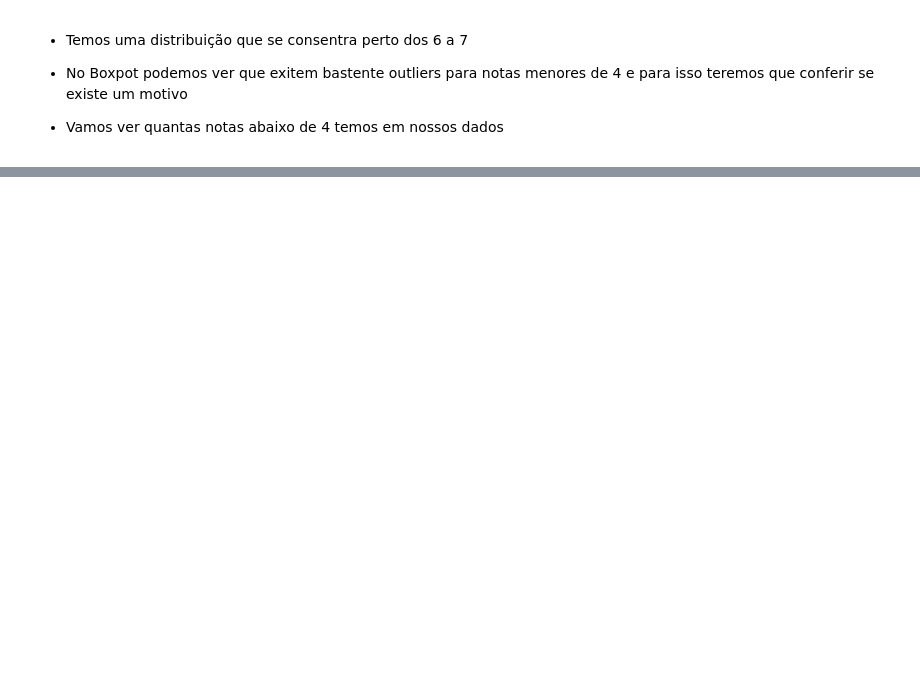
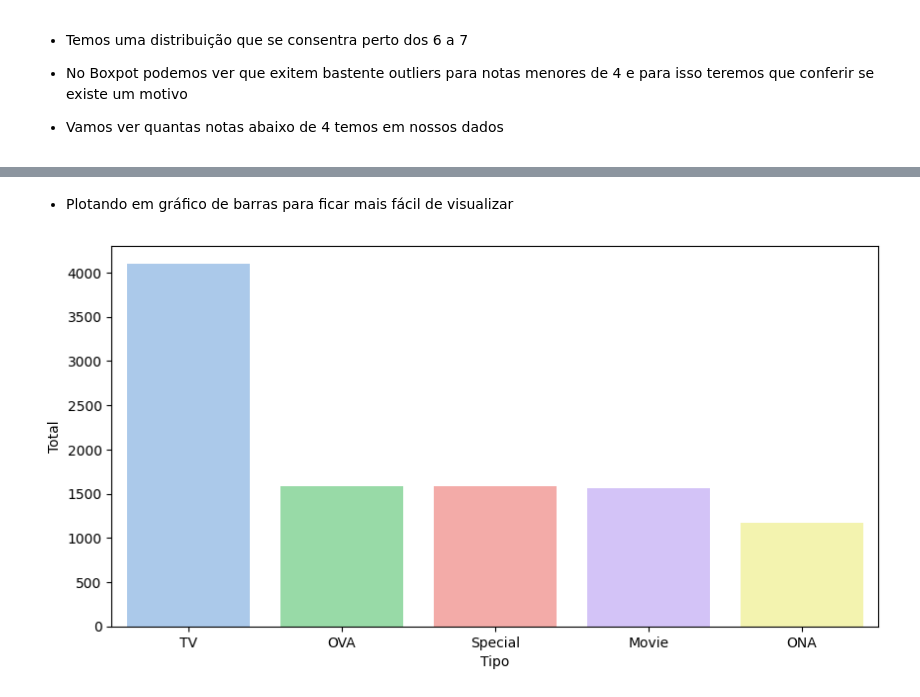
Before and after one commit to guievbs/anime-insights, a Jupyter notebook: notebooks/analise.ipynb, the cells around one changed output, grey strips where cells are left out. Cells and saved outputs as stored; diff of their text form; code cells hidden in the pictures; blank space fills up the shorter version.

```diff
--- a/notebooks/analise.ipynb
+++ b/notebooks/analise.ipynb
@@ -396,0 +332,3 @@ df[df['Score'] < 4][['Score', 'Favorites', 'Popularity', 'Scored By']].describe(
+# %%
+counts = df['Type'].value_counts()
+print(counts)
@@ -396,0 +343,13 @@ df[df['Score'] < 4][['Score', 'Favorites', 'Popularity', 'Scored By']].describe(
+# %% [markdown]
+- Plotando em gráfico de barras para ficar mais fácil de visualizar
+# %%
+plt.figure(figsize=(10, 5))
+cores = sns.color_palette("pastel6", len(counts))
+sns.barplot(x=counts.index, y=counts.values, palette=cores)
+
+# Adicionando rótulos aos eixos
+plt.xlabel('Tipo')
+plt.ylabel('Total')
+plt.show();
+# %% [output]
+[figure, added]
```
Also changed, not shown: parts of 43 cells of this notebook.
